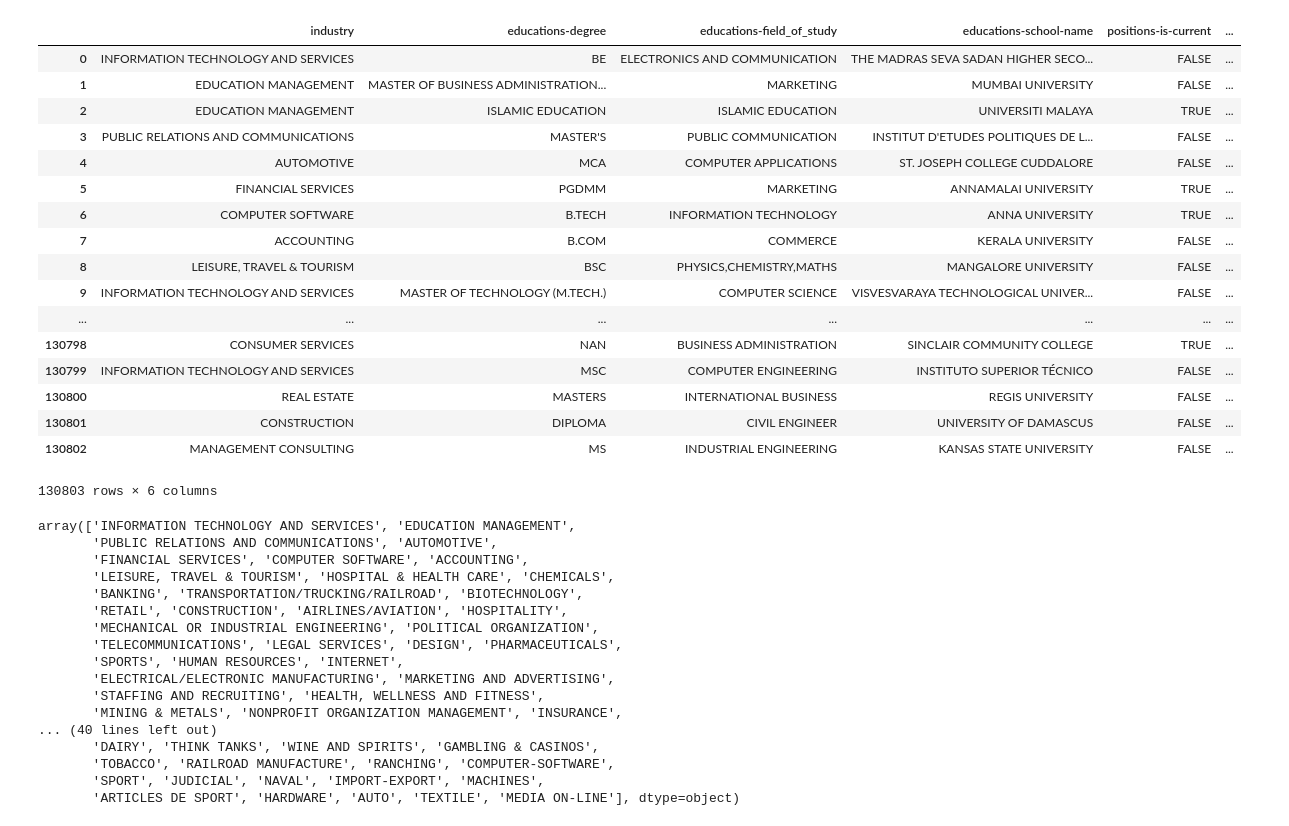
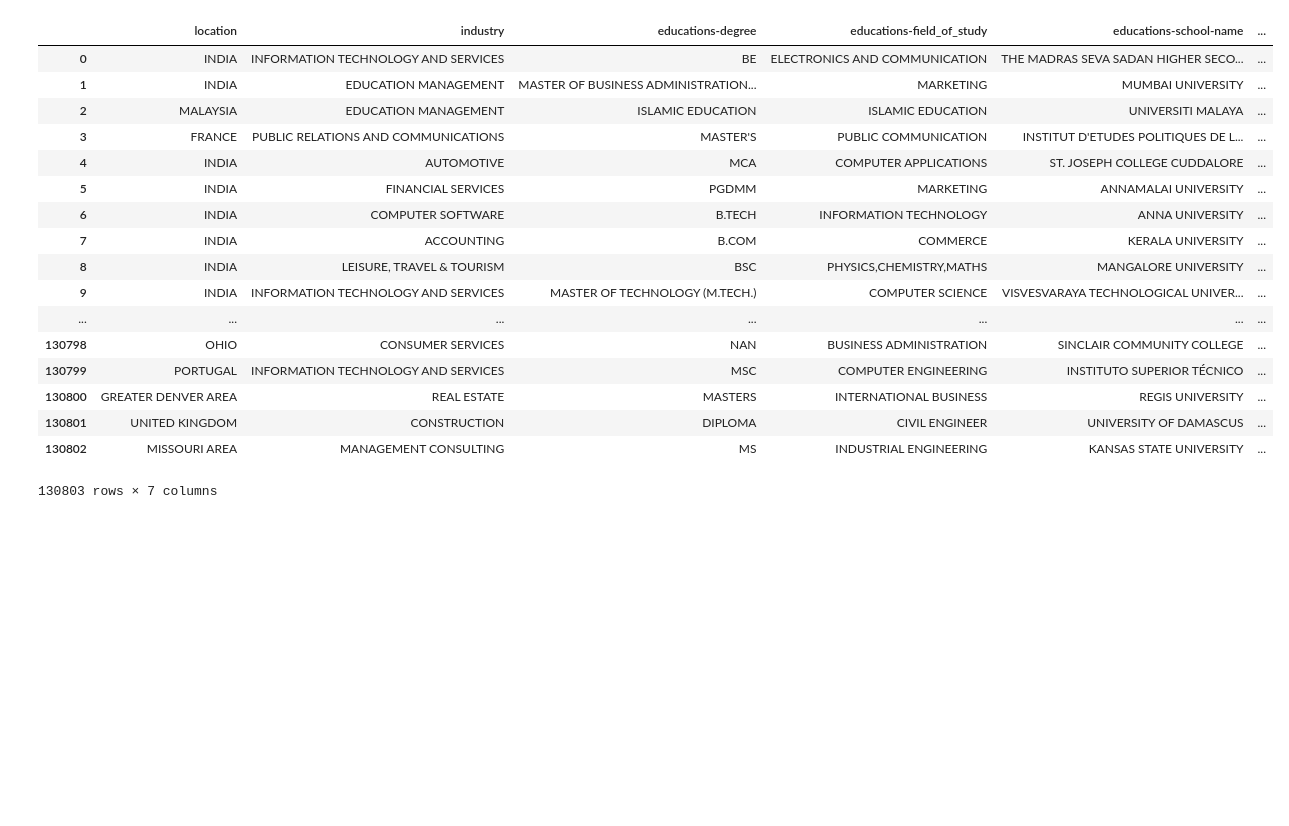
Before and after one commit to mychll31/career_path_jupyter_notebook, a Jupyter notebook: Career Path Prediction.ipynb, the cells around one changed output. Cells and saved outputs as stored; diff of their text form; code cells hidden in the pictures; blank space fills up the shorter version.

```diff
--- a/Career Path Prediction.ipynb
+++ b/Career Path Prediction.ipynb
@@ -102,42 +102,34 @@ del new_data["english_word"]
 new_data = new_data.reset_index()
 del new_data["index"]
 new_data
+
+new_data.to_csv("out_file.csv", index=False, encoding='utf-8')
-# %% [output]
-|  | industry | educations-degree | educations-field_of_study | educations-school-name | positions-is-current | ... |
-| 0 | INFORMATION TECHNOLOGY AND SERVICES | BE | ELECTRONICS AND COMMUNICATION | THE MADRAS SEVA SADAN HIGHER SECO... | FALSE | ... |
-| 1 | EDUCATION MANAGEMENT | MASTER OF BUSINESS ADMINISTRATION... | MARKETING | MUMBAI UNIVERSITY | FALSE | ... |
-| 2 | EDUCATION MANAGEMENT | ISLAMIC EDUCATION | ISLAMIC EDUCATION | UNIVERSITI MALAYA | TRUE | ... |
-| 3 | PUBLIC RELATIONS AND COMMUNICATIONS | MASTER'S | PUBLIC COMMUNICATION | INSTITUT D'ETUDES POLITIQUES DE L... | FALSE | ... |
-| 4 | AUTOMOTIVE | MCA | COMPUTER APPLICATIONS | ST. JOSEPH COLLEGE CUDDALORE | FALSE | ... |
-| 5 | FINANCIAL SERVICES | PGDMM | MARKETING | ANNAMALAI UNIVERSITY | TRUE | ... |
-| 6 | COMPUTER SOFTWARE | B.TECH | INFORMATION TECHNOLOGY | ANNA UNIVERSITY | TRUE | ... |
-| 7 | ACCOUNTING | B.COM | COMMERCE | KERALA UNIVERSITY | FALSE | ... |
-| 8 | LEISURE, TRAVEL & TOURISM | BSC | PHYSICS,CHEMISTRY,MATHS | MANGALORE UNIVERSITY | FALSE | ... |
-| 9 | INFORMATION TECHNOLOGY AND SERVICES | MASTER OF TECHNOLOGY (M.TECH.) | COMPUTER SCIENCE | VISVESVARAYA TECHNOLOGICAL UNIVER... | FALSE | ... |
-| ... | ... | ... | ... | ... | ... | ... |
-| 130798 | CONSUMER SERVICES | NAN | BUSINESS ADMINISTRATION | SINCLAIR COMMUNITY COLLEGE | TRUE | ... |
-| 130799 | INFORMATION TECHNOLOGY AND SERVICES | MSC | COMPUTER ENGINEERING | INSTITUTO SUPERIOR TÉCNICO | FALSE | ... |
-| 130800 | REAL ESTATE | MASTERS | INTERNATIONAL BUSINESS | REGIS UNIVERSITY | FALSE | ... |
-| 130801 | CONSTRUCTION | DIPLOMA | CIVIL ENGINEER | UNIVERSITY OF DAMASCUS | FALSE | ... |
-| 130802 | MANAGEMENT CONSULTING | MS | INDUSTRIAL ENGINEERING | KANSAS STATE UNIVERSITY | FALSE | ... |
-130803 rows × 6 columns
-# %%
-new_data["industry"].unique()
-# %% [output]
-array(['INFORMATION TECHNOLOGY AND SERVICES', 'EDUCATION MANAGEMENT',
-       'PUBLIC RELATIONS AND COMMUNICATIONS', 'AUTOMOTIVE',
-       'FINANCIAL SERVICES', 'COMPUTER SOFTWARE', 'ACCOUNTING',
-       'LEISURE, TRAVEL & TOURISM', 'HOSPITAL & HEALTH CARE', 'CHEMICALS',
-       'BANKING', 'TRANSPORTATION/TRUCKING/RAILROAD', 'BIOTECHNOLOGY',
-       'RETAIL', 'CONSTRUCTION', 'AIRLINES/AVIATION', 'HOSPITALITY',
-       'MECHANICAL OR INDUSTRIAL ENGINEERING', 'POLITICAL ORGANIZATION',
-       'TELECOMMUNICATIONS', 'LEGAL SERVICES', 'DESIGN', 'PHARMACEUTICALS',
-       'SPORTS', 'HUMAN RESOURCES', 'INTERNET',
-       'ELECTRICAL/ELECTRONIC MANUFACTURING', 'MARKETING AND ADVERTISING',
-       'STAFFING AND RECRUITING', 'HEALTH, WELLNESS AND FITNESS',
-       'MINING & METALS', 'NONPROFIT ORGANIZATION MANAGEMENT', 'INSURANCE',
-... (40 lines left out)
-       'DAIRY', 'THINK TANKS', 'WINE AND SPIRITS', 'GAMBLING & CASINOS',
-       'TOBACCO', 'RAILROAD MANUFACTURE', 'RANCHING', 'COMPUTER-SOFTWARE',
-       'SPORT', 'JUDICIAL', 'NAVAL', 'IMPORT-EXPORT', 'MACHINES',
-       'ARTICLES DE SPORT', 'HARDWARE', 'AUTO', 'TEXTILE', 'MEDIA ON-LINE'], dtype=object)
+# %%
+new_location = []
+
+for i in range(0, new_data["location"].shape[0]):
+    loc = new_data["location"][i].split(',')
+    new_location.append(loc[len(loc)-1])
+
+new_data["location"] = new_location
+new_data.to_csv("out_file.csv", index=False, encoding='utf-8')
+new_data
+# %% [output]
+|  | location | industry | educations-degree | educations-field_of_study | educations-school-name | ... |
+| 0 | INDIA | INFORMATION TECHNOLOGY AND SERVICES | BE | ELECTRONICS AND COMMUNICATION | THE MADRAS SEVA SADAN HIGHER SECO... | ... |
+| 1 | INDIA | EDUCATION MANAGEMENT | MASTER OF BUSINESS ADMINISTRATION... | MARKETING | MUMBAI UNIVERSITY | ... |
+| 2 | MALAYSIA | EDUCATION MANAGEMENT | ISLAMIC EDUCATION | ISLAMIC EDUCATION | UNIVERSITI MALAYA | ... |
+| 3 | FRANCE | PUBLIC RELATIONS AND COMMUNICATIONS | MASTER'S | PUBLIC COMMUNICATION | INSTITUT D'ETUDES POLITIQUES DE L... | ... |
+| 4 | INDIA | AUTOMOTIVE | MCA | COMPUTER APPLICATIONS | ST. JOSEPH COLLEGE CUDDALORE | ... |
+| 5 | INDIA | FINANCIAL SERVICES | PGDMM | MARKETING | ANNAMALAI UNIVERSITY | ... |
+| 6 | INDIA | COMPUTER SOFTWARE | B.TECH | INFORMATION TECHNOLOGY | ANNA UNIVERSITY | ... |
+| 7 | INDIA | ACCOUNTING | B.COM | COMMERCE | KERALA UNIVERSITY | ... |
+| 8 | INDIA | LEISURE, TRAVEL & TOURISM | BSC | PHYSICS,CHEMISTRY,MATHS | MANGALORE UNIVERSITY | ... |
+| 9 | INDIA | INFORMATION TECHNOLOGY AND SERVICES | MASTER OF TECHNOLOGY (M.TECH.) | COMPUTER SCIENCE | VISVESVARAYA TECHNOLOGICAL UNIVER... | ... |
+| ... | ... | ... | ... | ... | ... | ... |
+| 130798 | OHIO | CONSUMER SERVICES | NAN | BUSINESS ADMINISTRATION | SINCLAIR COMMUNITY COLLEGE | ... |
+| 130799 | PORTUGAL | INFORMATION TECHNOLOGY AND SERVICES | MSC | COMPUTER ENGINEERING | INSTITUTO SUPERIOR TÉCNICO | ... |
+| 130800 | GREATER DENVER AREA | REAL ESTATE | MASTERS | INTERNATIONAL BUSINESS | REGIS UNIVERSITY | ... |
+| 130801 | UNITED KINGDOM | CONSTRUCTION | DIPLOMA | CIVIL ENGINEER | UNIVERSITY OF DAMASCUS | ... |
+| 130802 | MISSOURI AREA | MANAGEMENT CONSULTING | MS | INDUSTRIAL ENGINEERING | KANSAS STATE UNIVERSITY | ... |
+130803 rows × 7 columns
```
Also changed, not shown: parts of 2 cells of this notebook.
